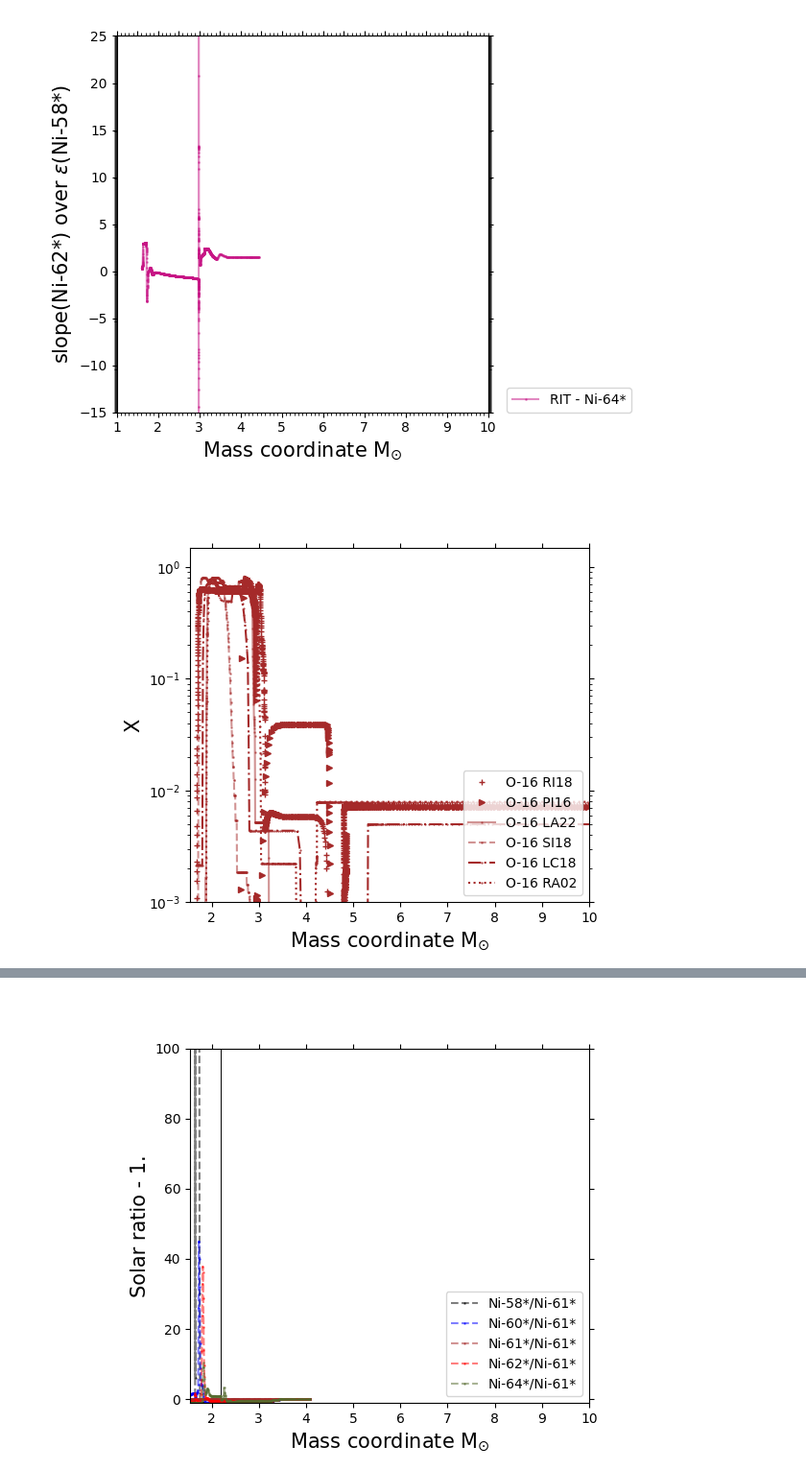
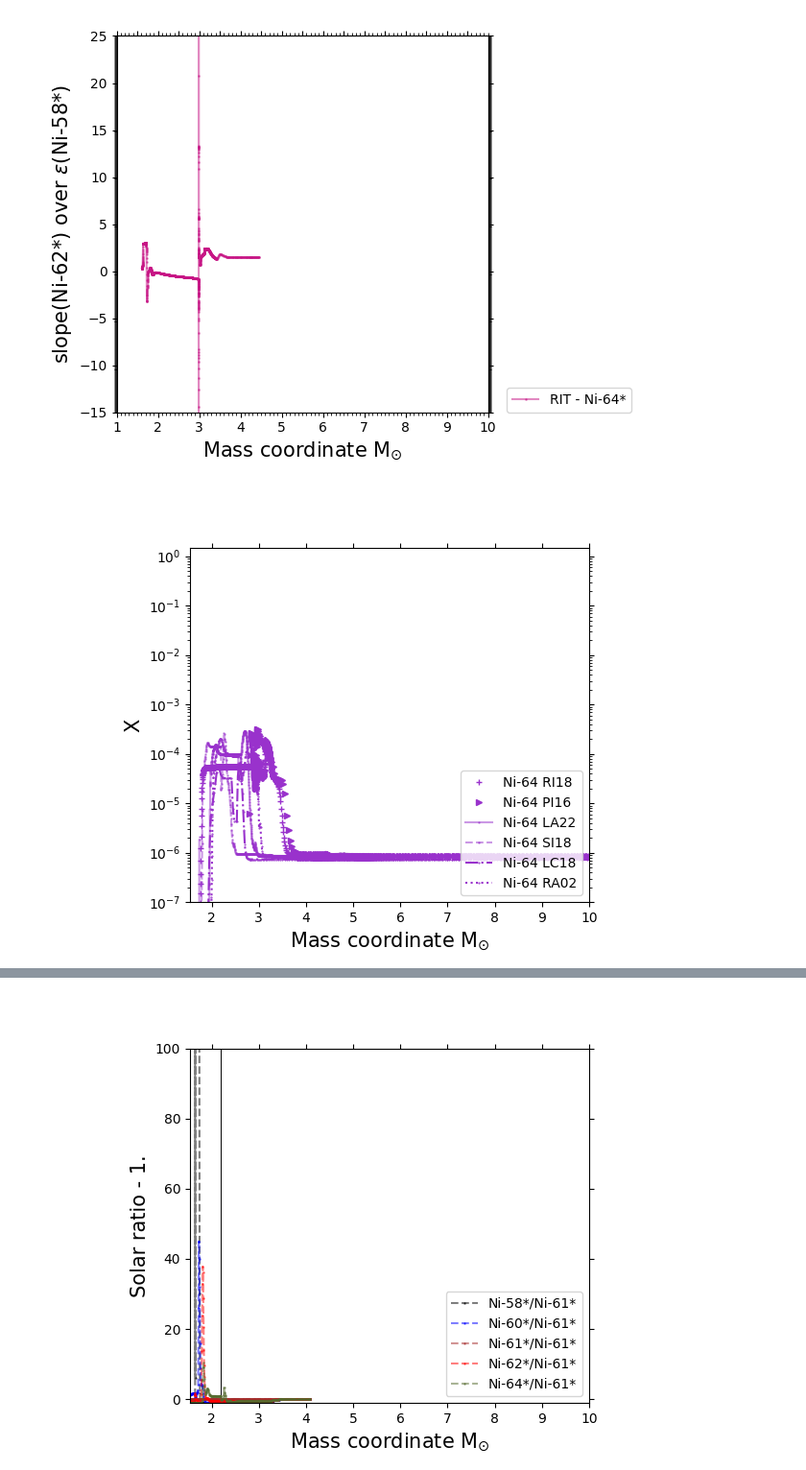
Before and after one commit to NuGrid/chetec-infra_WP9, a Jupyter notebook: simple_plot_v11.ipynb, the cells around one changed output, grey strips where cells are left out. Shown at 96% size. Drawn from its saved outputs; the diff is of its cells as text; code cells hidden in the pictures.

```diff
--- a/simple_plot_v11.ipynb
+++ b/simple_plot_v11.ipynb
@@ -660,28 +135,22 @@ if check_data_file == False:
         print(filename)
         f = open(filename,'r')
         head = f.readline(); isos_dum = head.split()[5:] # getting isotopes, not first header names
-        #print_time('getting isotopes, not first header names')
         dum_a = [re.findall('\d+', ik)[0] for ik in isos_dum] # getting the A from isotope name
-        #print_time('getting the A from isotope name')
         dum_el = [re.sub(r'[0-9]+', '', ik) for ik in isos_dum] # getting the element name from the isotope name
-        #print_time('getting the element name from the isotope name')
         dum_new_iso = [dum_el[ik].capitalize()+'-'+dum_a[ik] for ik in range(len(isos_dum))]
-        #print_time('more iso name stuff')
         rau_isos.append(dum_new_iso) # isotope name that we can use around, just neutron name is different, but not care
-        #print_time('')
         #
         data = f.readlines()[:-2]                        # getting the all data, excepting the last two lines
                                               # done reading, just closing the file now
         #
         dum = [float(ii.split()[1])/1.989e+33 for ii in data]; rau_mass.append(dum) # converting in Msun too.
-        #print_time('converting in Msun too.')
         x_dum = []
 
 
         data = [row.split()[3:] for row in data]
         #
         x_dum = np.transpose(data); x_dum = np.asfarray(x_dum,float)
-        print_time("x transpose and done")
+        print_time("x transpose and done",start_time)
         rau_x.append(x_dum)
 # %%
 # abundances in mass fraction of all the isotopes in the network.
@@ -788,22 +248,28 @@ with open('models.txt', 'r') as f:
     file = f.readlines()
 
 reqmass = int(file[0].strip()) #required solar mass
-rmodels = file[1].strip().lower().split(',') #required models
-abu_elements=list(file[2].strip().split(','))
+rmodels = file[1].lower().split(',') ; rmodels = [i.strip() for i in rmodels] #required models
+abu_elements=list(file[2].split(',')) ; abu_elements = [i.strip() for i in abu_elements]
 abu_name=str(file[3].strip())
 
 # delta, mu, etc for the isotopes you want for element 1
-iso_up_plot=list(file[5].strip().split(',')) #stable isotopes
-ratio1_elements=list(file[6].strip().split(',')) #required isotopes
+iso_up_plot=list(file[5].split(',')) ; iso_up_plot = [i.strip() for i in iso_up_plot] #stable isotopes
+ratio1_elements=list(file[6].strip().split(',')); ratio1_elements = [i.strip() for i in ratio1_elements] #required isotopes
 iso_down_plot = [file[7].strip()] * len(iso_up_plot)
 iso_norm_mu_and_eps = [file[8].strip()] * len(iso_up_plot) # this is the isotope used for the double normalization
 iso_norm_slope = file[9].strip() # isotope used for the normalization done on the epsilon or mu to get the slope
 ratio1_name=str(file[10].strip())
-#if len(file)>13:
-#    # delta, mu, etc for the isotopes you want for element 2
-#    iso_up_plot2=list(file[12].strip().split(',')) #stable isotopes
-#    ratio2_elements=list(file[13].strip().split(',')) #required isotopes
-#    iso_down_plot2 = [file[14].strip()] * len(iso_up_plot)
-#    iso_norm_mu_and_eps2 = [file[15].strip()] * len(iso_up_plot) # this is the isotope used for the double normalization
-#    iso_norm_slope2 = file[16].strip() # isotope used for the normalization done on the epsilon or mu to get the slope
-#    ratio2_name=str(file[17].strip())
+
+for ln, line in enumerate(file):
+    if 'iso_deck_start' in line:
+        start_i = ln+1
+    elif 'iso_deck_end' in line:
+        end_i = ln
+
+iso_list = []
+e_label = []
+isotopes = file[start_i:end_i]
+for isotope in isotopes:
+    parts = isotope.split('/')
+    dum = parts[0].split(','); dum = [i.strip() for i in dum]; iso_list.append(dum)
+    e_label.append(parts[1].strip())
@@ -1403,7 +743,7 @@ ref_el1_EL2 = 'Fe-56'
 # colors and marker symbols
 #col = np.r_[[[0.0, 0.0, 0.0, 1.0]], cm.rainbow(np.linspace(0, 1,20))]
 col=["black", "blue", "brown","red","darkolivegreen","deepskyblue","darkorange",\
-     "darkorchid","darkkhaki","mediumvioletred","limegreen"]*3
+     "darkorchid","darkkhaki","mediumvioletred","limegreen"]*6
 lin = 'o'
 llin='+'
 lllin='s'
@@ -1624,7 +964,7 @@ plt.show()
 ifig=24
 plt.figure(ifig).clear(); plt.figure(ifig)
 
-iso_selected = 'O-16'
+iso_selected = 'Ni-64'
 ind_ = e_label.index(iso_selected)
 
 # to plot abundances (ritter2018)
@@ -1647,32 +987,32 @@ plt.semilogy(p16_mass[p16_ind_tmp:],p16_abund[ind_][p16_ind_tmp:],color=col[ind_
 plt.semilogy(mass_inc,y[ind_],color=col[ind_],marker=lin,ls='-',markersize=0.8,alpha=0.5,\
             label=e_label[ind_]+' LA22')
 
 
 # to plot Sieverdin data
 plt.semilogy(mass_sie[:],sie_abund[ind_],color=col[ind_],marker=lllin,ls='--',markersize=0.8,alpha=0.5,
             label=e_label[ind_]+' SI18')
 
 
 # to plot abundances (Limongi & Chieffi 2018)
 plt.semilogy(lc18_mass_1,lc18_y[ind_],color=col[ind_],marker=lin,ls='-.',markersize=0.5,alpha=1,
             label=e_label[ind_]+' LC18')
 
 
 # to plot abundances (Rauscher+2002)
 plt.semilogy(rau_mass_1,rau_y[ind_],color=col[ind_],marker=lin,ls=':',markersize=0.5,alpha=1,
             label=e_label[ind_]+' RA02')
 
 
 
 plt.legend(loc='lower right')
 masscut = min(mass[ind_tmp],mass_inc[0]) ; masscut = min(masscut,min(mass_sie[:]))
-plt.xlim(masscut,10); plt.ylim(1e-3,1.5)
+plt.xlim(masscut,10); plt.ylim(1e-7,1.5)
 plt.xlabel(xlabel1,fontsize=15); plt.ylabel(ylabel1,fontsize=15)
 plt.tick_params(left=True,right=True,top=True,labelleft=True,which='both') #,labelright=True)
 
 plt.gcf().subplots_adjust(left=0.25)
 
 plt.savefig('test'+iso_selected+'.pdf')
 plt.show()
 # %% [output]
-[figure, old version]
+[figure, new version]
```
Also changed, not shown: parts of 26 cells of this notebook, 2 other files.
